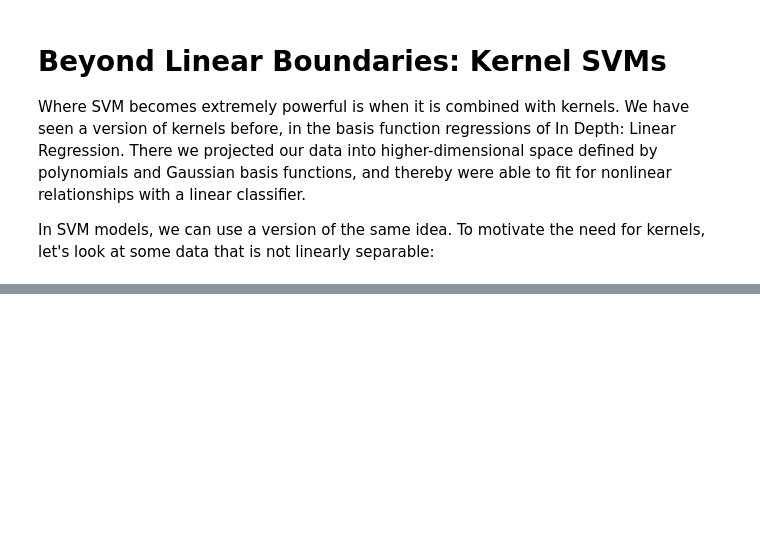
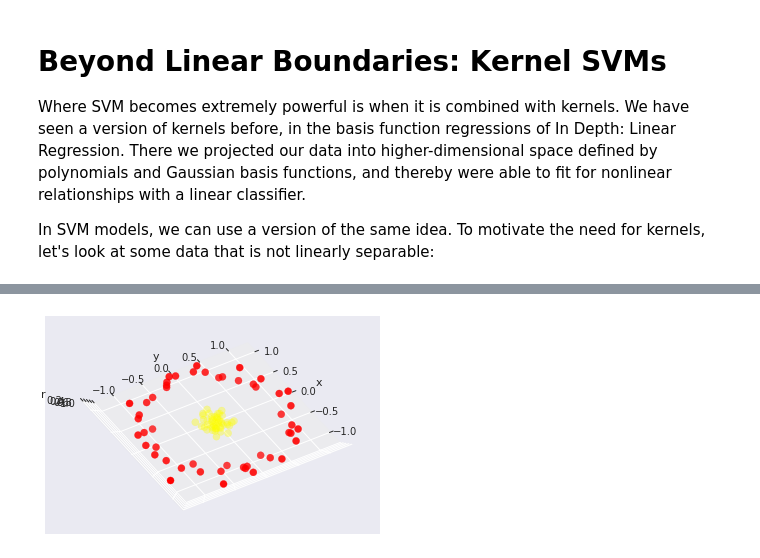
Before and after one commit to paulmorio/grusData, a Jupyter notebook: basics/SupportVectorMachines.ipynb, the cells around one changed output, grey strips where cells are left out. Cells and saved outputs as stored; diff of their text form; code cells hidden in the pictures; blank space fills up the shorter version.

```diff
--- a/basics/SupportVectorMachines.ipynb
+++ b/basics/SupportVectorMachines.ipynb
@@ -153,0 +166,17 @@ In SVM models, we can use a version of the same idea. To motivate the need for k
+# %%
+r = np.exp(-(X ** 2).sum(1))
+# %%
+from mpl_toolkits import mplot3d
+
+def plot_3D(elev=30, azim=30, X=X, y=y):
+    ax = plt.subplot(projection='3d')
+    ax.scatter3D(X[:, 0], X[:, 1], r, c=y, s=50, cmap='autumn')
+    ax.view_init(elev=elev, azim=azim)
+    ax.set_xlabel('x')
+    ax.set_ylabel('y')
+    ax.set_zlabel('r')
+
+interact(plot_3D, elev=[-90, 90], azip=(-180, 180),
+         X=fixed(X), y=fixed(y));
+# %% [output]
+[figure, added]
```
Also changed, not shown: parts of 9 cells of this notebook.
